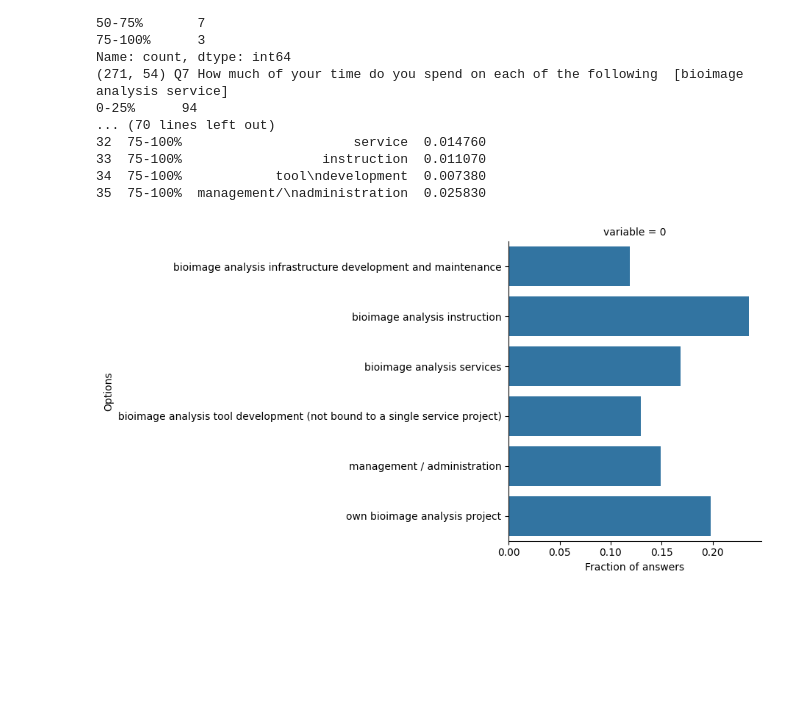
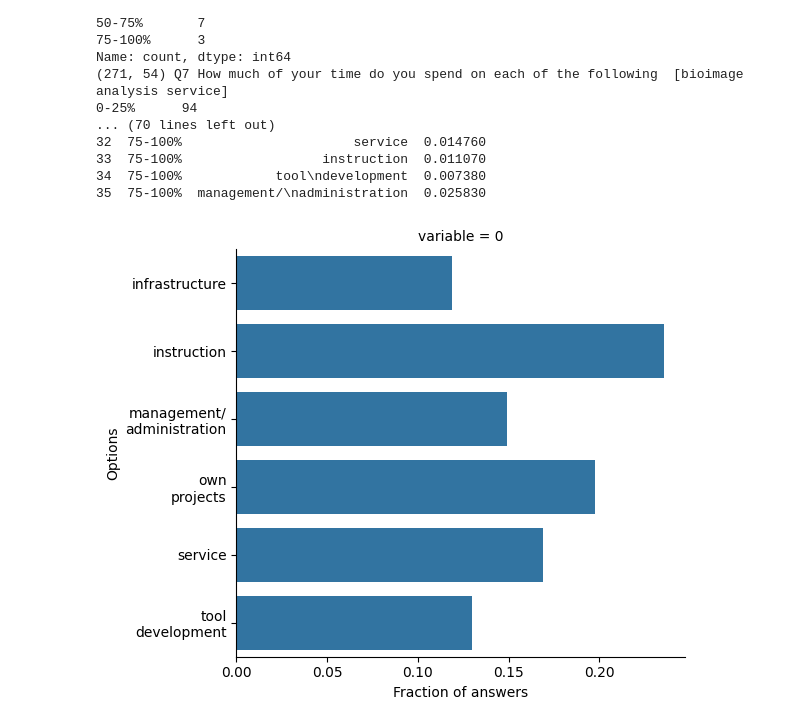
Before and after one commit to GloBIAS-BioimageAnalysts/Survey_2024, a Jupyter notebook: notebooks/time_spent.ipynb, the cells around one changed output. Saved outputs shown, nothing was run; the diff lists cells and outputs as text; code cells hidden in the pictures; blank space fills up the shorter version.

```diff
--- a/notebooks/time_spent.ipynb
+++ b/notebooks/time_spent.ipynb
@@ -53,10 +53,18 @@ Name: count, dtype: int64
 34  75-100%            tool\ndevelopment  0.007380
 35  75-100%  management/\nadministration  0.025830
 # %%
+options_dict = {'bioimage analysis instruction':'instruction',
+                  'bioimage analysis services':'service',
+                  'bioimage analysis infrastructure development and maintenance':'infrastructure',
+                  'own bioimage analysis project':'own\nprojects',
+                  'bioimage analysis tool development (not bound to a single service project)':'tool\ndevelopment',
+                  'management / administration':'management/\nadministration'}
+
 facet_col = 'What is your age group'
 question_col = 'Q6 How many of the following do you do as part of your typical job Choose all options that apply'
 
-utils.select_all_that_apply_hist_facet(df,question_col,'../figures/WhichDoYouDo.png',drop_empty='question')
+utils.select_all_that_apply_hist_facet(df,question_col,'../figures/WhichDoYouDo.png',
+                                       options_dict=options_dict, drop_empty='question')
 # %% [output]
-[figure, old version]
+[figure, new version]
 # %%
```
Also changed, not shown: parts of 2 cells of this notebook, 4 other files.
